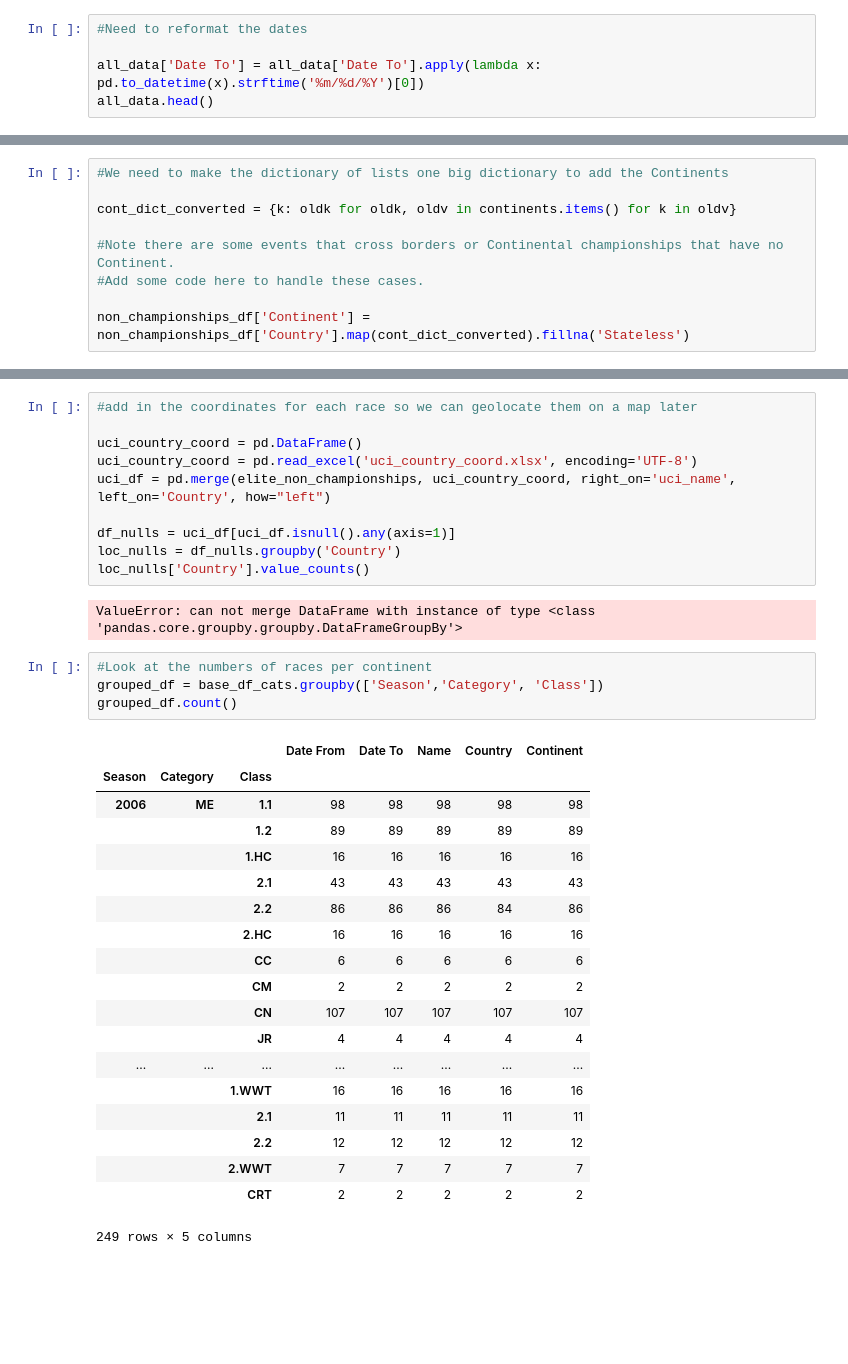
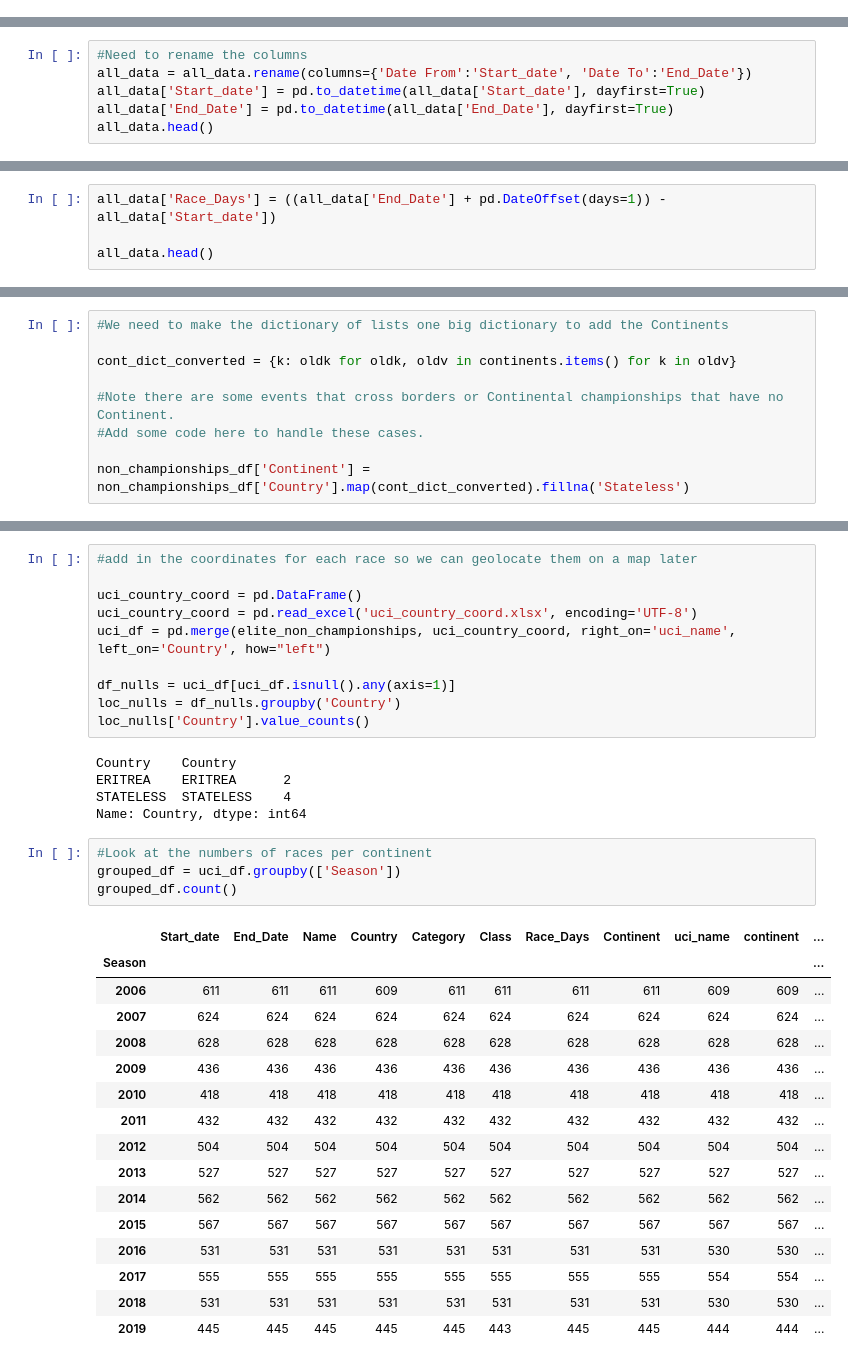
Before and after one commit to lweislo/cycling-project, a Jupyter notebook: UCI-Calendars.ipynb, the cells around one changed output, grey strips where cells are left out. Drawn from its saved outputs; the diff is of its cells as text; blank space fills up the shorter version.

Commit message:
Success calculating race days

```diff
--- a/UCI-Calendars.ipynb
+++ b/UCI-Calendars.ipynb
@@ -76,5 +72,0 @@ KeyError: 'EMail'
-# %%
-#Need to reformat the dates
-
-all_data['Date To'] = all_data['Date To'].apply(lambda x: pd.to_datetime(x).strftime('%m/%d/%Y')[0])
-all_data.head()
@@ -87,0 +73,6 @@ all_data.head()
+# %%
+#Need to rename the columns
+all_data = all_data.rename(columns={'Date From':'Start_date', 'Date To':'End_Date'})
+all_data['Start_date'] = pd.to_datetime(all_data['Start_date'], dayfirst=True)
+all_data['End_Date'] = pd.to_datetime(all_data['End_Date'], dayfirst=True)
+all_data.head()
@@ -87,0 +86,4 @@ all_data.head()
+# %%
+all_data['Race_Days'] = ((all_data['End_Date'] + pd.DateOffset(days=1)) - all_data['Start_date'])
+
+all_data.head()
@@ -159,28 +156,28 @@ df_nulls = uci_df[uci_df.isnull().any(axis=1)]
 loc_nulls = df_nulls.groupby('Country')
 loc_nulls['Country'].value_counts()
 # %% [output]
-ValueError: can not merge DataFrame with instance of type <class 'pandas.core.groupby.groupby.DataFrameGroupBy'>
+Country    Country
+ERITREA    ERITREA      2
+STATELESS  STATELESS    4
+Name: Country, dtype: int64
 # %%
 #Look at the numbers of races per continent
-grouped_df = base_df_cats.groupby(['Season','Category', 'Class'])
+grouped_df = uci_df.groupby(['Season'])
 grouped_df.count()
 # %% [output]
-|  |  |  | Date From | Date To | Name | Country | Continent |
-| Season | Category | Class |  |  |  |  |  |
-| 2006 | ME | 1.1 | 98 | 98 | 98 | 98 | 98 |
-|  |  | 1.2 | 89 | 89 | 89 | 89 | 89 |
-|  |  | 1.HC | 16 | 16 | 16 | 16 | 16 |
-|  |  | 2.1 | 43 | 43 | 43 | 43 | 43 |
-|  |  | 2.2 | 86 | 86 | 86 | 84 | 86 |
-|  |  | 2.HC | 16 | 16 | 16 | 16 | 16 |
-|  |  | CC | 6 | 6 | 6 | 6 | 6 |
-|  |  | CM | 2 | 2 | 2 | 2 | 2 |
-|  |  | CN | 107 | 107 | 107 | 107 | 107 |
-|  |  | JR | 4 | 4 | 4 | 4 | 4 |
-| ... | ... | ... | ... | ... | ... | ... | ... |
-|  |  | 1.WWT | 16 | 16 | 16 | 16 | 16 |
-|  |  | 2.1 | 11 | 11 | 11 | 11 | 11 |
-|  |  | 2.2 | 12 | 12 | 12 | 12 | 12 |
-|  |  | 2.WWT | 7 | 7 | 7 | 7 | 7 |
-|  |  | CRT | 2 | 2 | 2 | 2 | 2 |
+|  | Start_date | End_Date | Name | Country | Category | Class | Race_Days | Continent | uci_name | continent | ... |
+| Season |  |  |  |  |  |  |  |  |  |  | ... |
+| 2006 | 611 | 611 | 611 | 609 | 611 | 611 | 611 | 611 | 609 | 609 | ... |
+| 2007 | 624 | 624 | 624 | 624 | 624 | 624 | 624 | 624 | 624 | 624 | ... |
+| 2008 | 628 | 628 | 628 | 628 | 628 | 628 | 628 | 628 | 628 | 628 | ... |
+| 2009 | 436 | 436 | 436 | 436 | 436 | 436 | 436 | 436 | 436 | 436 | ... |
+| 2010 | 418 | 418 | 418 | 418 | 418 | 418 | 418 | 418 | 418 | 418 | ... |
+| 2011 | 432 | 432 | 432 | 432 | 432 | 432 | 432 | 432 | 432 | 432 | ... |
+| 2012 | 504 | 504 | 504 | 504 | 504 | 504 | 504 | 504 | 504 | 504 | ... |
+| 2013 | 527 | 527 | 527 | 527 | 527 | 527 | 527 | 527 | 527 | 527 | ... |
+| 2014 | 562 | 562 | 562 | 562 | 562 | 562 | 562 | 562 | 562 | 562 | ... |
+| 2015 | 567 | 567 | 567 | 567 | 567 | 567 | 567 | 567 | 567 | 567 | ... |
+| 2016 | 531 | 531 | 531 | 531 | 531 | 531 | 531 | 531 | 530 | 530 | ... |
+| 2017 | 555 | 555 | 555 | 555 | 555 | 555 | 555 | 555 | 554 | 554 | ... |
+| 2018 | 531 | 531 | 531 | 531 | 531 | 531 | 531 | 531 | 530 | 530 | ... |
+| 2019 | 445 | 445 | 445 | 445 | 445 | 443 | 445 | 445 | 444 | 444 | ... |
-249 rows × 5 columns
```
Also changed, not shown: parts of 9 cells of this notebook.
